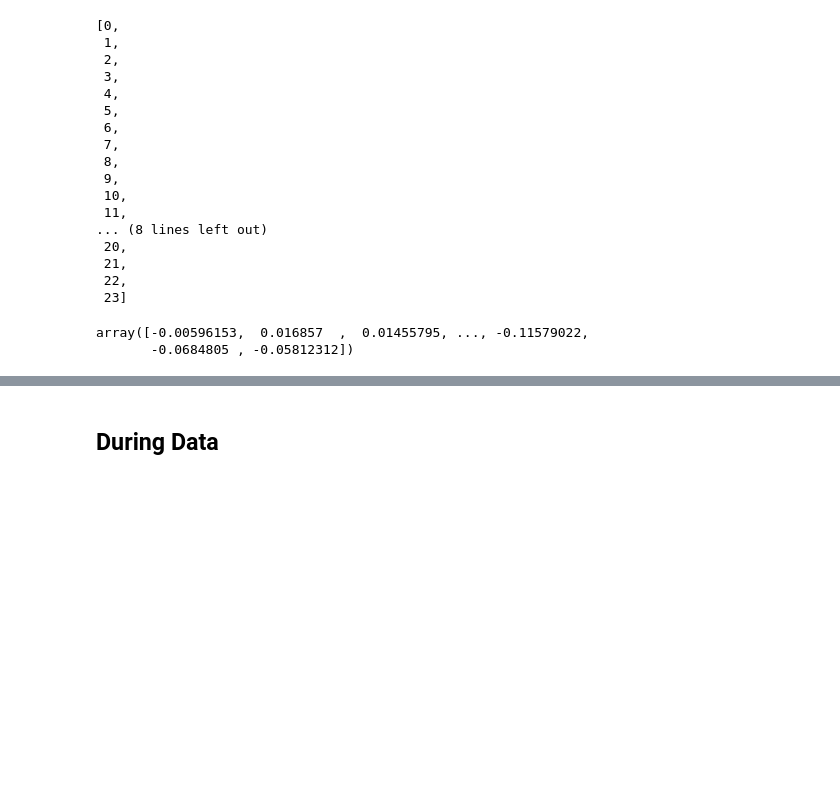
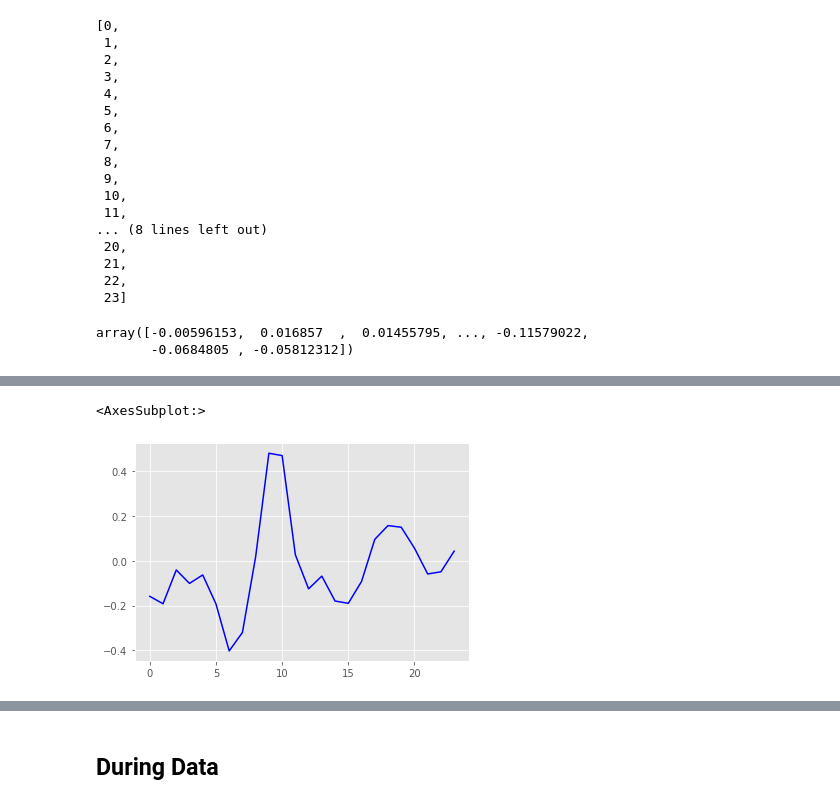
Before and after one commit to ucfnmxu/diss_code, a Jupyter notebook: before-data.ipynb, the cells around one changed output, grey strips where cells are left out. Saved outputs shown, nothing was run; the diff lists cells and outputs as text; code cells hidden in the pictures; blank space fills up the shorter version.

```diff
--- a/before-data.ipynb
+++ b/before-data.ipynb
@@ -313,0 +312,5 @@ Loadings
+# %%
+Loadings["PC4"].plot(color = 'blue')
+# %% [output]
+<AxesSubplot:>
+[figure, added]
```
Also changed, not shown: parts of 5 cells of this notebook, 1 other file.
